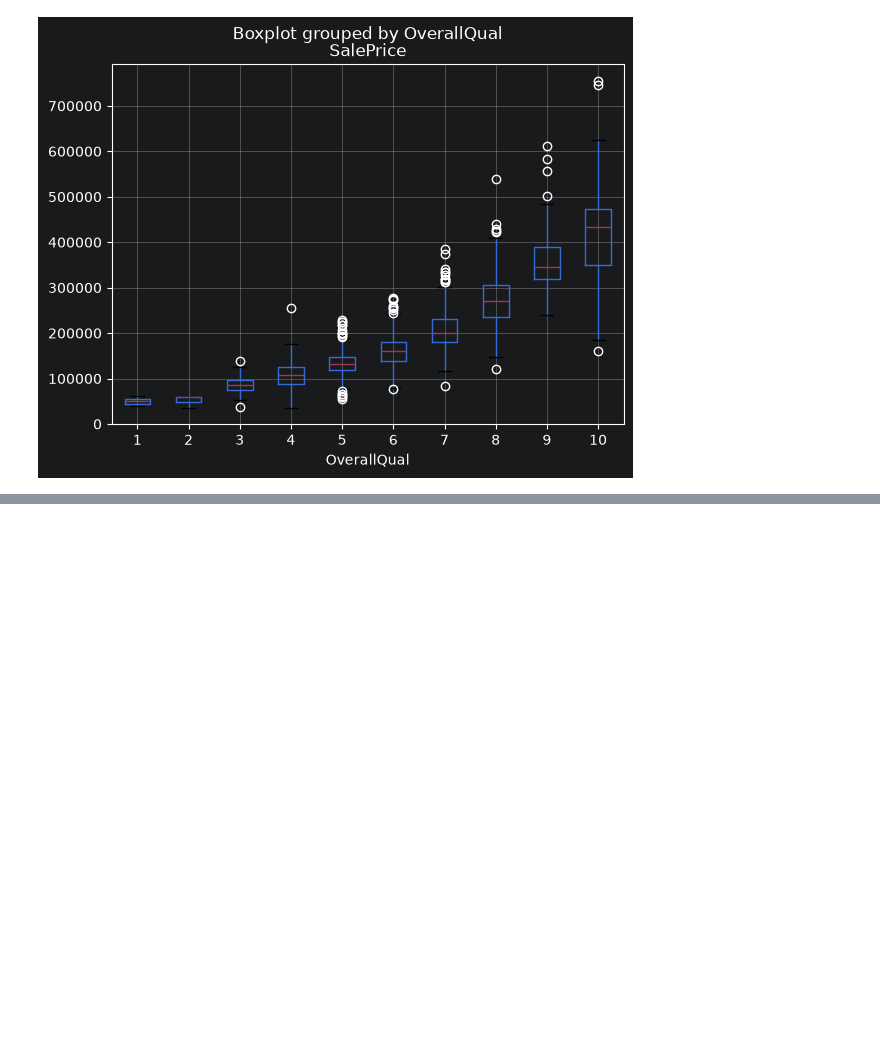
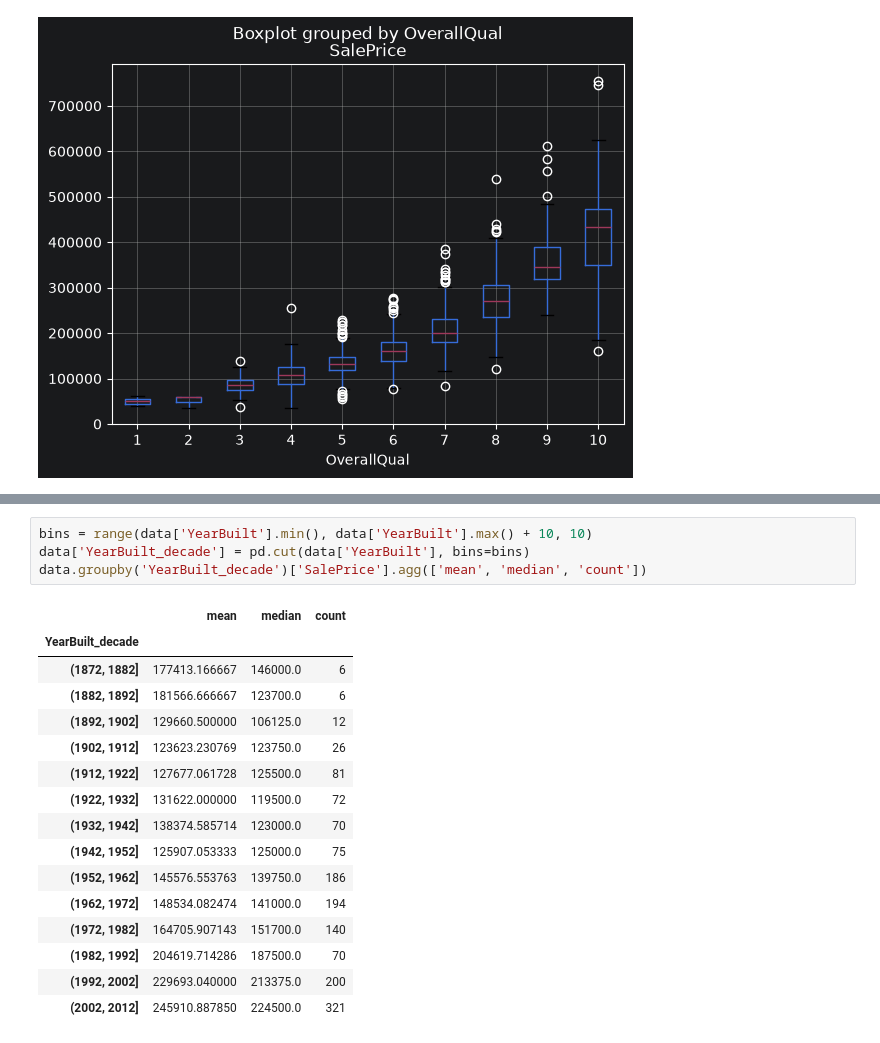
Before and after one commit to xJacoob/MachineLearning, a Jupyter notebook: HousePrices/house_eda.ipynb, the cells around one changed output, grey strips where cells are left out. Drawn from its saved outputs; the diff is of its cells as text; blank space fills up the shorter version.

```diff
--- a/HousePrices/house_eda.ipynb
+++ b/HousePrices/house_eda.ipynb
@@ -197,0 +275,21 @@ data.boxplot(column='SalePrice', by='OverallQual')
+# %%
+bins = range(data['YearBuilt'].min(), data['YearBuilt'].max() + 10, 10)
+data['YearBuilt_decade'] = pd.cut(data['YearBuilt'], bins=bins)
+data.groupby('YearBuilt_decade')['SalePrice'].agg(['mean', 'median', 'count'])
+# %% [output]
+|  | mean | median | count |
+| YearBuilt_decade |  |  |  |
+| (1872, 1882] | 177413.166667 | 146000.0 | 6 |
+| (1882, 1892] | 181566.666667 | 123700.0 | 6 |
+| (1892, 1902] | 129660.500000 | 106125.0 | 12 |
+| (1902, 1912] | 123623.230769 | 123750.0 | 26 |
+| (1912, 1922] | 127677.061728 | 125500.0 | 81 |
+| (1922, 1932] | 131622.000000 | 119500.0 | 72 |
+| (1932, 1942] | 138374.585714 | 123000.0 | 70 |
+| (1942, 1952] | 125907.053333 | 125000.0 | 75 |
+| (1952, 1962] | 145576.553763 | 139750.0 | 186 |
+| (1962, 1972] | 148534.082474 | 141000.0 | 194 |
+| (1972, 1982] | 164705.907143 | 151700.0 | 140 |
+| (1982, 1992] | 204619.714286 | 187500.0 | 70 |
+| (1992, 2002] | 229693.040000 | 213375.0 | 200 |
+| (2002, 2012] | 245910.887850 | 224500.0 | 321 |
```
Also changed, not shown: parts of 9 cells of this notebook, 2 other files.
